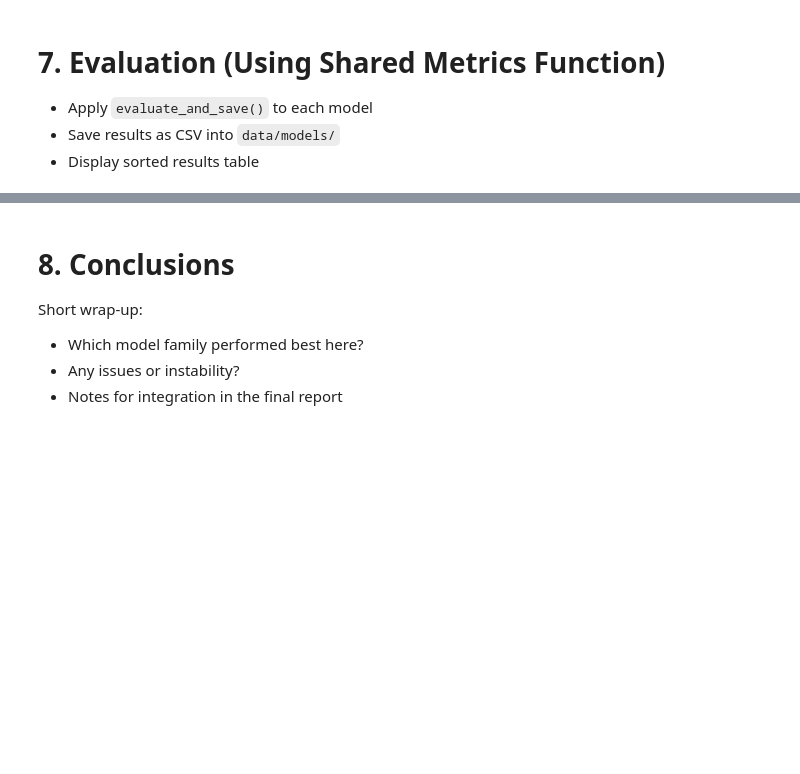
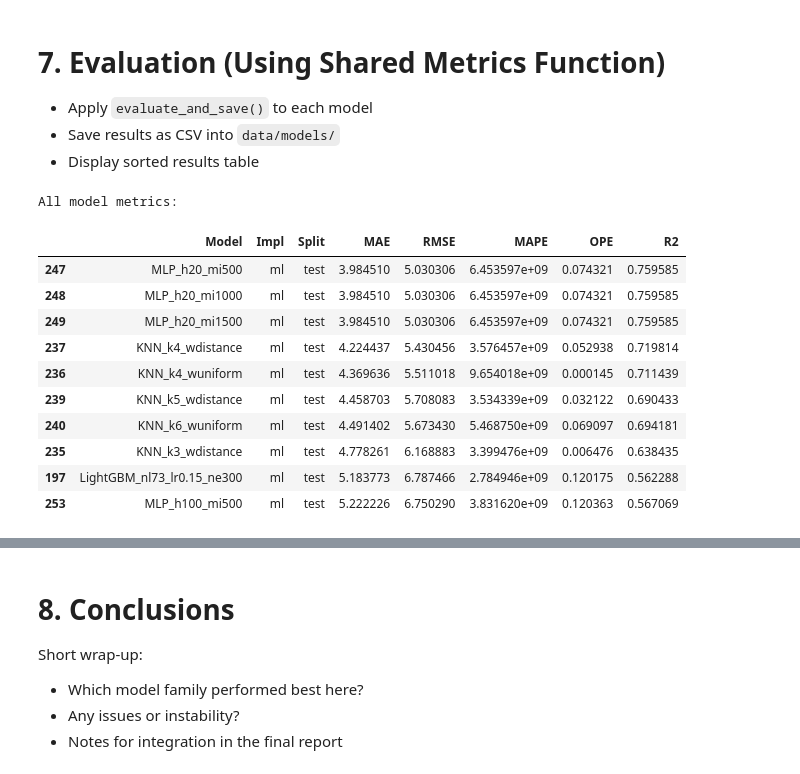
Before and after one commit to smn-krn/TIS3IL-WS25-Project, a Jupyter notebook: code/02-ml-models.ipynb, the cells around one changed output, grey strips where cells are left out. Cells and saved outputs as stored; diff of their text form; code cells hidden in the pictures; blank space fills up the shorter version.

Commit message:
final ML Models

```diff
--- a/code/02-ml-models.ipynb
+++ b/code/02-ml-models.ipynb
@@ -50,3 +385,6 @@ For each model:
 - Apply `evaluate_and_save()` to each model
 - Save results as CSV into `data/models/`
 - Display sorted results table
+# %%
+OUT_FILE = "../data/models/ml_models_results.csv"
+results = []
@@ -52,0 +404,15 @@ For each model:
+# %%
+#Evaluate validation and test
+evaluate_split(val_df[TARGET_COL].values, val_preds_lin, "val")
+evaluate_split(val_df[TARGET_COL].values, val_preds_tree, "val")
+evaluate_split(test_df[TARGET_COL].values, test_preds_lin, "test")
+evaluate_split(test_df[TARGET_COL].values, test_preds_tree, "test")
+
+#Combine results and keep top 3 per split
+results_df = pd.DataFrame(results)
+top_val = results_df[results_df["Split"]=="val"].sort_values("MAE").head(3)
+top_test = results_df[results_df["Split"]=="test"].sort_values("MAE").head(3)
+best_models = pd.concat([top_val, top_test], ignore_index=True)
+
+# #Save top models to CSV
+# best_models.to_csv(OUT_FILE, index=False)
@@ -52,0 +429,18 @@ For each model:
+# %%
+#Display results
+print("All model metrics:")
+#display(results_df.sort_values(["Split", "MAE"]))
+results_df.sort_values(["Split", "MAE"]).head(10)
+# %% [output]
+All model metrics:
+|  | Model | Impl | Split | MAE | RMSE | MAPE | OPE | R2 |
+| 247 | MLP_h20_mi500 | ml | test | 3.984510 | 5.030306 | 6.453597e+09 | 0.074321 | 0.759585 |
+| 248 | MLP_h20_mi1000 | ml | test | 3.984510 | 5.030306 | 6.453597e+09 | 0.074321 | 0.759585 |
+| 249 | MLP_h20_mi1500 | ml | test | 3.984510 | 5.030306 | 6.453597e+09 | 0.074321 | 0.759585 |
+| 237 | KNN_k4_wdistance | ml | test | 4.224437 | 5.430456 | 3.576457e+09 | 0.052938 | 0.719814 |
+| 236 | KNN_k4_wuniform | ml | test | 4.369636 | 5.511018 | 9.654018e+09 | 0.000145 | 0.711439 |
+| 239 | KNN_k5_wdistance | ml | test | 4.458703 | 5.708083 | 3.534339e+09 | 0.032122 | 0.690433 |
+| 240 | KNN_k6_wuniform | ml | test | 4.491402 | 5.673430 | 5.468750e+09 | 0.069097 | 0.694181 |
+| 235 | KNN_k3_wdistance | ml | test | 4.778261 | 6.168883 | 3.399476e+09 | 0.006476 | 0.638435 |
+| 197 | LightGBM_nl73_lr0.15_ne300 | ml | test | 5.183773 | 6.787466 | 2.784946e+09 | 0.120175 | 0.562288 |
+| 253 | MLP_h100_mi500 | ml | test | 5.222226 | 6.750290 | 3.831620e+09 | 0.120363 | 0.567069 |
```
Also changed, not shown: parts of 32 cells of this notebook.
